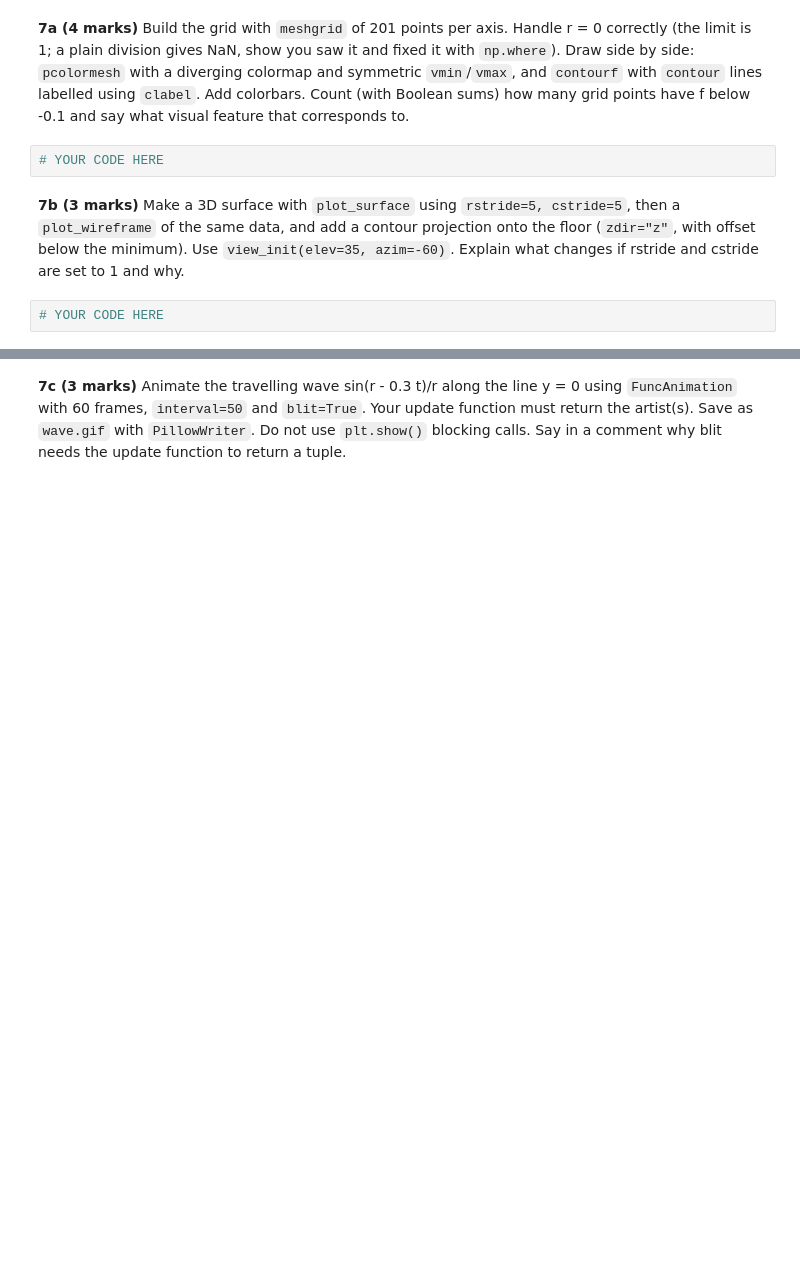
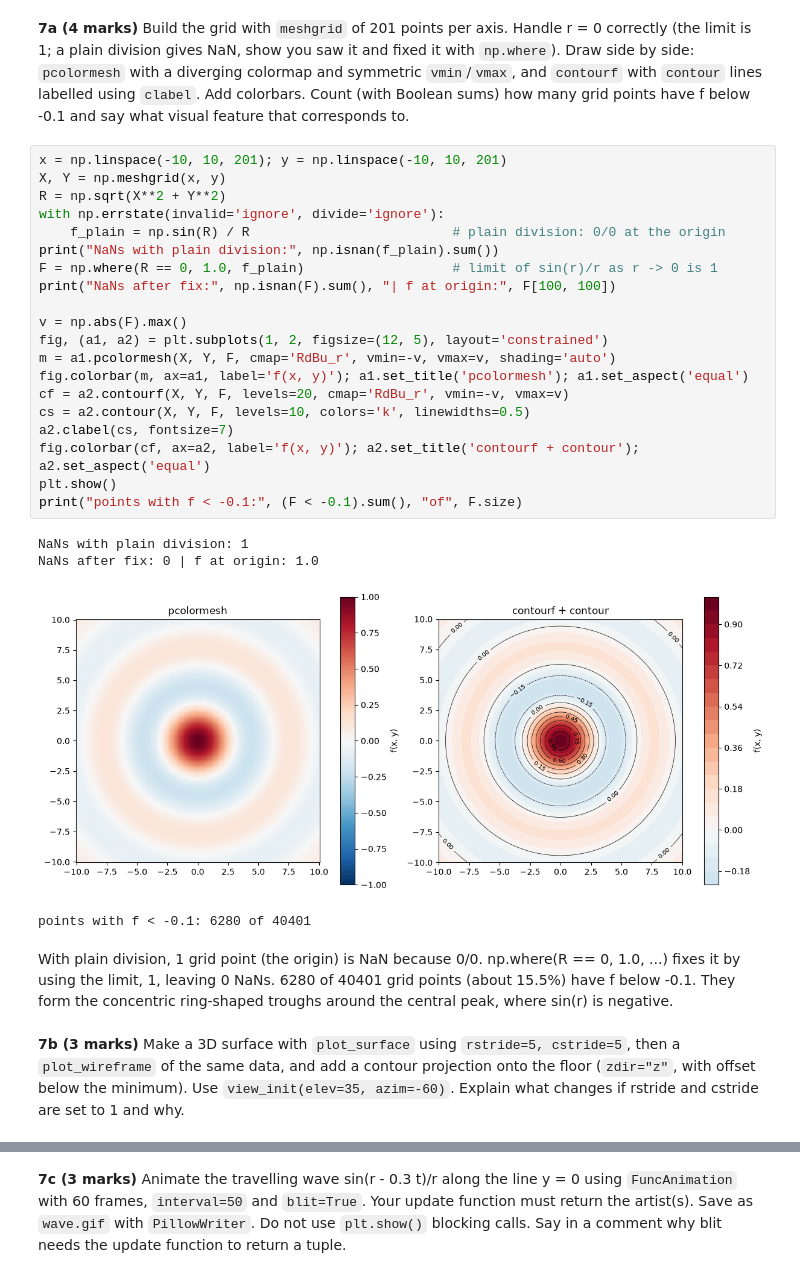
Before and after one commit to danylsaif56/PAI-Assignment-3, a Jupyter notebook: Assignment3_Programming_for_AI.ipynb, the cells around one changed output, grey strips where cells are left out. Cells and saved outputs as stored; diff of their text form; blank space fills up the shorter version.

```diff
--- a/Assignment3_Programming_for_AI.ipynb
+++ b/Assignment3_Programming_for_AI.ipynb
@@ -711,9 +715,32 @@ plt.show()
 Let f(x, y) = sin(r) / r with r = sqrt(x^2 + y^2) on x, y in [-10, 10].
 # %% [markdown]
 **7a (4 marks)** Build the grid with `meshgrid` of 201 points per axis. Handle r = 0 correctly (the limit is 1; a plain division gives NaN, show you saw it and fixed it with `np.where`). Draw side by side: `pcolormesh` with a diverging colormap and symmetric `vmin`/`vmax`, and `contourf` with `contour` lines labelled using `clabel`. Add colorbars. Count (with Boolean sums) how many grid points have f below -0.1 and say what visual feature that corresponds to.
-# %%
-# YOUR CODE HERE
+# %%
+x = np.linspace(-10, 10, 201); y = np.linspace(-10, 10, 201)
+X, Y = np.meshgrid(x, y)
+R = np.sqrt(X**2 + Y**2)
+with np.errstate(invalid='ignore', divide='ignore'):
+    f_plain = np.sin(R) / R                          # plain division: 0/0 at the origin
+print("NaNs with plain division:", np.isnan(f_plain).sum())
+F = np.where(R == 0, 1.0, f_plain)                   # limit of sin(r)/r as r -> 0 is 1
+print("NaNs after fix:", np.isnan(F).sum(), "| f at origin:", F[100, 100])
+
+v = np.abs(F).max()
+fig, (a1, a2) = plt.subplots(1, 2, figsize=(12, 5), layout='constrained')
+m = a1.pcolormesh(X, Y, F, cmap='RdBu_r', vmin=-v, vmax=v, shading='auto')
+fig.colorbar(m, ax=a1, label='f(x, y)'); a1.set_title('pcolormesh'); a1.set_aspect('equal')
+cf = a2.contourf(X, Y, F, levels=20, cmap='RdBu_r', vmin=-v, vmax=v)
+cs = a2.contour(X, Y, F, levels=10, colors='k', linewidths=0.5)
+a2.clabel(cs, fontsize=7)
+fig.colorbar(cf, ax=a2, label='f(x, y)'); a2.set_title('contourf + contour'); a2.set_aspect('equal')
+plt.show()
+print("points with f < -0.1:", (F < -0.1).sum(), "of", F.size)
+# %% [output]
+NaNs with plain division: 1
+NaNs after fix: 0 | f at origin: 1.0
+[figure, added]
+points with f < -0.1: 6280 of 40401
+# %% [markdown]
+With plain division, 1 grid point (the origin) is NaN because 0/0. np.where(R == 0, 1.0, ...) fixes it by using the limit, 1, leaving 0 NaNs. 6280 of 40401 grid points (about 15.5%) have f below -0.1. They form the concentric ring-shaped troughs around the central peak, where sin(r) is negative.
 # %% [markdown]
 **7b (3 marks)** Make a 3D surface with `plot_surface` using `rstride=5, cstride=5`, then a `plot_wireframe` of the same data, and add a contour projection onto the floor (`zdir="z"`, with offset below the minimum). Use `view_init(elev=35, azim=-60)`. Explain what changes if rstride and cstride are set to 1 and why.
-# %%
-# YOUR CODE HERE
```
Also changed, not shown: parts of 8 cells of this notebook.
